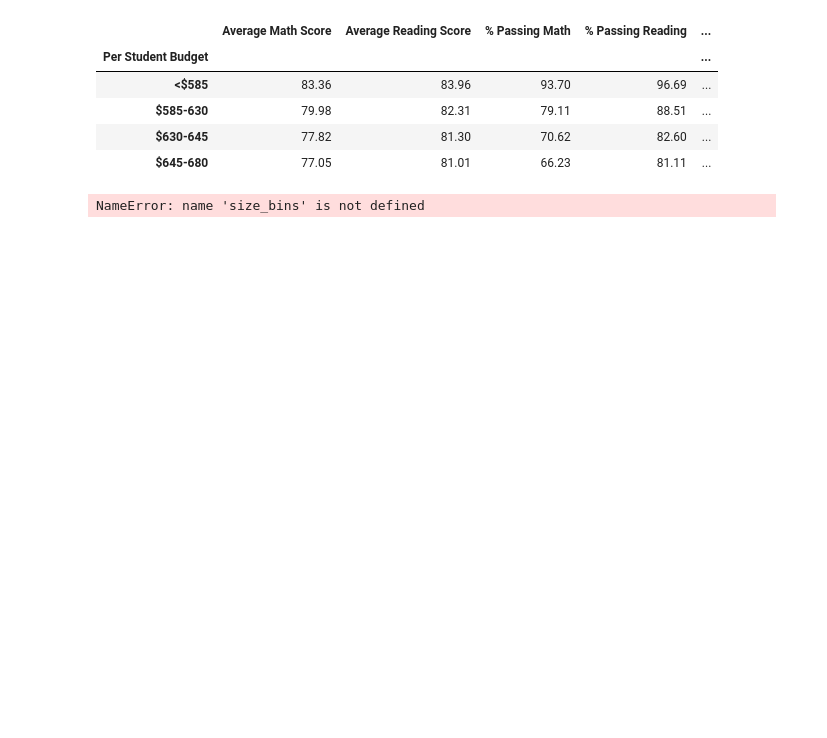
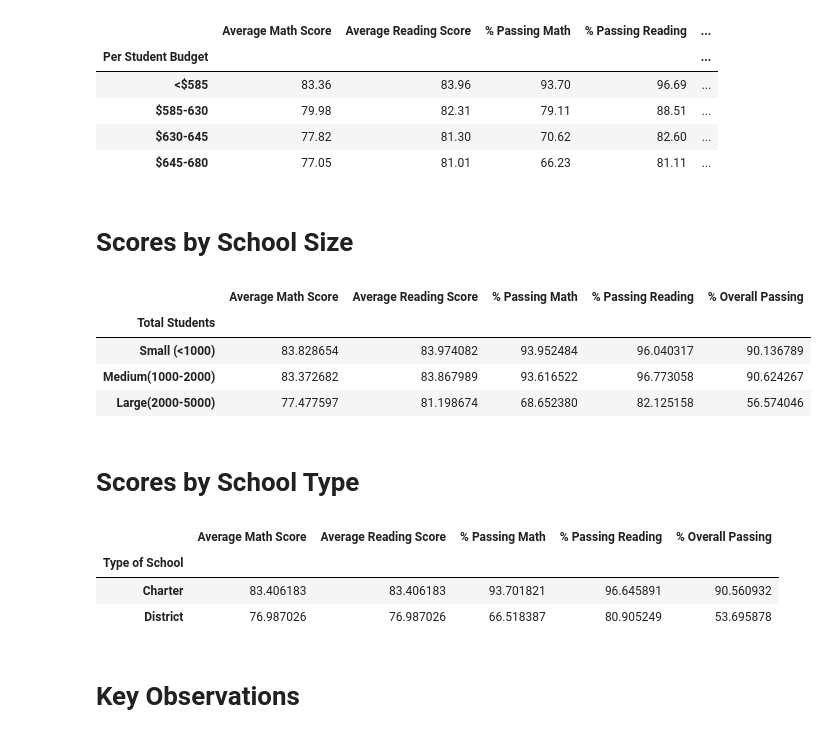
Before and after one commit to malumisa/pandas-challenge, a Jupyter notebook: PyCitySchools/city_schools.ipynb, the cells around one changed output. Drawn from its saved outputs; the diff is of its cells as text; code cells hidden in the pictures; blank space fills up the shorter version.

```diff
--- a/PyCitySchools/city_schools.ipynb
+++ b/PyCitySchools/city_schools.ipynb
@@ -468,9 +398,9 @@ scores_by_spend.style.format({'Average Math Score': '{:.2f}',
 | $585-630 | 79.98 | 82.31 | 79.11 | 88.51 | ... |
 | $630-645 | 77.82 | 81.30 | 70.62 | 82.60 | ... |
 | $645-680 | 77.05 | 81.01 | 66.23 | 81.11 | ... |
+# %% [markdown]
+# Scores by School Size
 # %%
-
-#SCORES BY SCHOOL SIZE
 
 #Create a table that breaks down school performance based on school size (small, medium, or large)
 
@@ -478,7 +408,7 @@ scores_by_spend.style.format({'Average Math Score': '{:.2f}',
 bins = [0, 1000, 2000, 5000]
 group_name = ["Small (<1000)", "Medium(1000-2000)", "Large(2000-5000)"]
 
-school_data_complete_df['size_bins'] = pd.cut(school_data_complete_df['Size'], size_bins, labels = group_name)
+school_data_complete_df['size_bins'] = pd.cut(school_data_complete_df['Size'], bins, labels = group_name)
 
 
 #group by size
@@ -491,36 +421,42 @@ avg_read = by_size['Reading Score'].mean()
 pass_math = school_data_complete_df[school_data_complete_df['Math Score'] >= 70].groupby('size_bins')['Student ID'].count()/by_size['Student ID'].count()*100
 pass_read = school_data_complete_df[school_data_complete_df['Reading Score'] >= 70].groupby('size_bins')['Student ID'].count()/by_size['Student ID'].count()*100
 overall = school_data_complete_df[(school_data_complete_df['Reading Score'] >= 70) & (school_data_complete_df['Math Score'] >= 70)].groupby('size_bins')['Student ID'].count()/by_size['Student ID'].count()*100
 
 # df build
 scores_by_size = pd.DataFrame({
     "Average Math Score": avg_math,
     "Average Reading Score": avg_read,
     "% Passing Math": pass_math,
     "% Passing Reading": pass_read,
     "% Overall Passing": overall  })
 
 #reorder columns
 scores_by_size = scores_by_size[[
     "Average Math Score",
     "Average Reading Score",
     "% Passing Math",
     "% Passing Reading",
     "% Overall Passing"
 ]]
 
 scores_by_size.index.name = "Total Students"
 
 #formating
 scores_by_size.style.format({'Average Math Score': '{:.6f}',
                               'Average Reading Score': '{:.6f}',
                               '% Passing Math': '{:.6f}',
                               '% Passing Reading':'{:.6f}',
                               '% Overall Passing': '{:.6f}'})
 # %% [output]
-NameError: name 'size_bins' is not defined
+|  | Average Math Score | Average Reading Score | % Passing Math | % Passing Reading | % Overall Passing |
+| Total Students |  |  |  |  |  |
+| Small (<1000) | 83.828654 | 83.974082 | 93.952484 | 96.040317 | 90.136789 |
+| Medium(1000-2000) | 83.372682 | 83.867989 | 93.616522 | 96.773058 | 90.624267 |
+| Large(2000-5000) | 77.477597 | 81.198674 | 68.652380 | 82.125158 | 56.574046 |
+# %% [markdown]
+# Scores by School Type
 # %%
-# Scores by School Type
+
 # Create a table that breaks down school performance based on school type (district or charter).
 # group by type of school
 school_type = school_data_complete_df.groupby("Type")
@@ -556,3 +492,10 @@ scores_schoo_type.style.format({'Average Math Score': '{:.6f}',
                               '% Passing Math': '{:.6f}',
                               '% Passing Reading':'{:.6f}',
                               '% Overall Passing': '{:.6f}'})
+# %% [output]
+|  | Average Math Score | Average Reading Score | % Passing Math | % Passing Reading | % Overall Passing |
+| Type of School |  |  |  |  |  |
+| Charter | 83.406183 | 83.406183 | 93.701821 | 96.645891 | 90.560932 |
+| District | 76.987026 | 76.987026 | 66.518387 | 80.905249 | 53.695878 |
+# %% [markdown]
+# Key Observations
```
Also changed, not shown: parts of 15 cells of this notebook, 1 other file.
